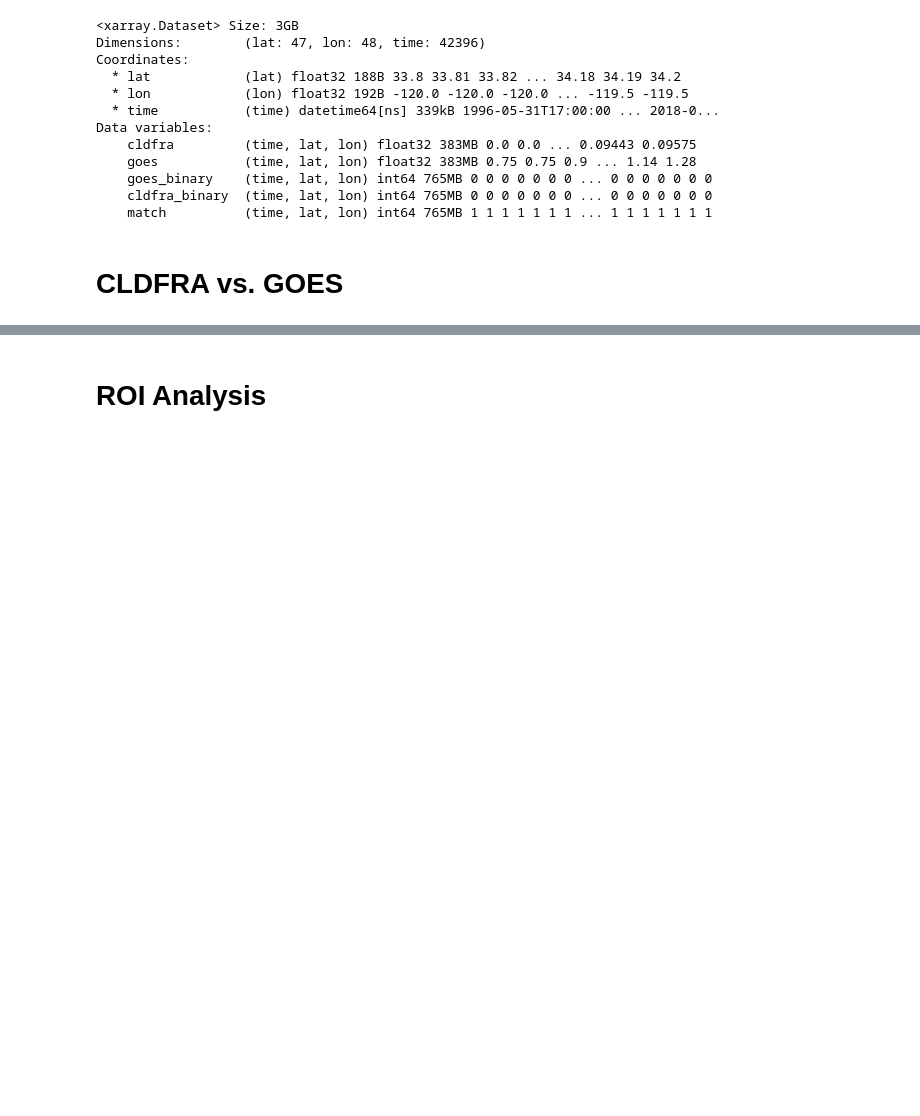
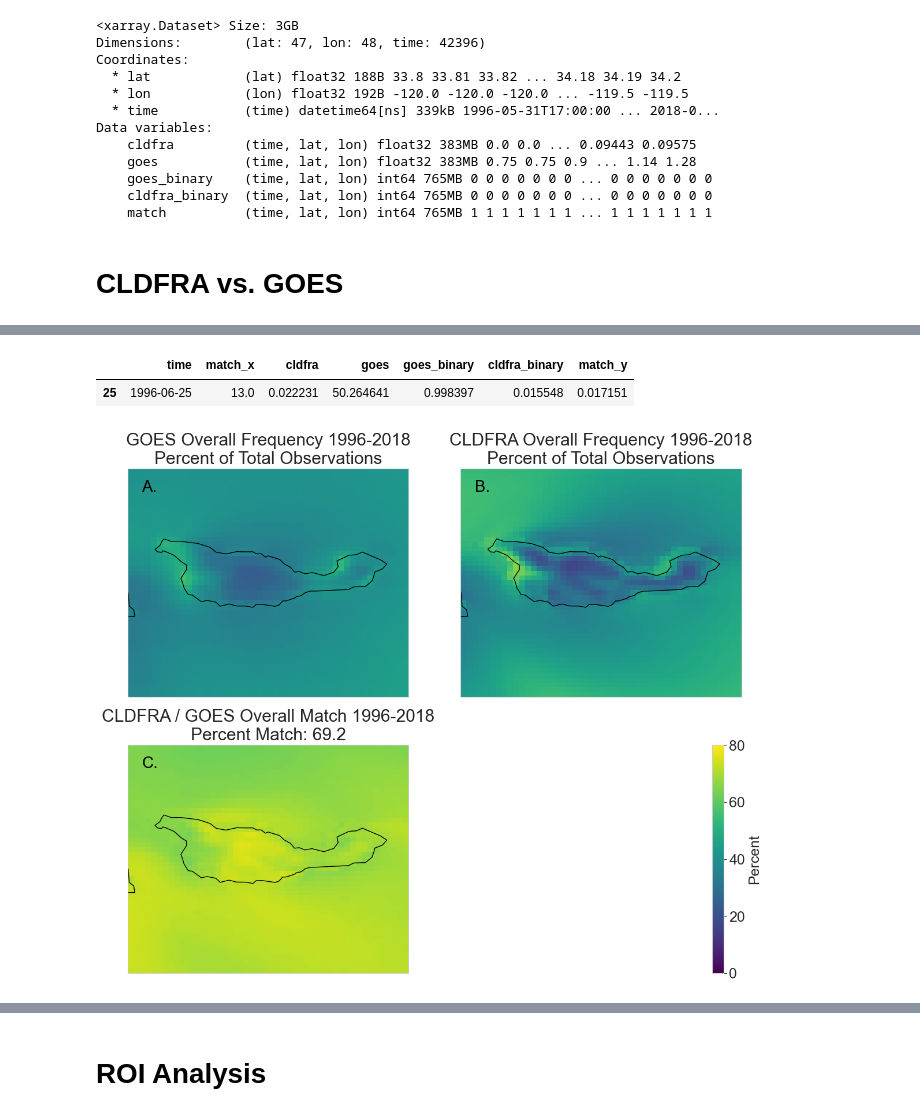
Before and after one commit to UCSB-NRS/sci-wrf-analysis, a Jupyter notebook: notebooks/wrf-goes-low-clouds-cldfra.ipynb, the cells around one changed output, grey strips where cells are left out. Saved outputs shown, nothing was run; the diff lists cells and outputs as text; code cells hidden in the pictures; blank space fills up the shorter version.

```diff
--- a/notebooks/wrf-goes-cldfra-low-clouds.ipynb
+++ b/notebooks/wrf-goes-low-clouds-cldfra.ipynb
@@ -489,0 +435,70 @@ Data variables:
+# %%
+temp = clc_ds.mean(dim=['lat', 'lon'])
+counts = temp['match'].resample(time='1D').count()
+means = temp.resample(time='1D').mean()
+counts_df = counts.to_dataframe().reset_index()
+means_df = means.to_dataframe().reset_index()
+
+df = pd.merge(counts_df, means_df, how='inner', on='time')
+df = df.loc[df['match_x'] >= 11]
+df = df.loc[df['match_y'] == df['match_y'].min()]
+df
+# %% [output]
+|  | time | match_x | cldfra | goes | goes_binary | cldfra_binary | match_y |
+| 25 | 1996-06-25 | 13.0 | 0.022231 | 50.264641 | 0.998397 | 0.015548 | 0.017151 |
+# %%
+## Plot Maps of CLC Frequency/Match
+# Year range for labels
+min_year = int(clc_ds['time'].min().dt.year)
+max_year = int(clc_ds['time'].max().dt.year)
+
+# Group over all timesteps
+clc_ds_gp = clc_ds.sum('time')
+total_count = clc_ds.count('time')
+clc_ds_gp = (clc_ds_gp / total_count) * 100
+
+# Get match % statistic
+perc_match = round(float(clc_ds_gp['match'].mean()),2)
+
+# Plot data
+fig, ax = plt.subplots(2, 2, figsize=(12,10), subplot_kw={'projection': ccrs.PlateCarree()})
+norm = mcolors.Normalize(vmin=0, vmax=80)
+
+## Plot GOES frequencies
+var = 'goes_binary'
+clc_ds_gp[var].plot(ax=ax[0,0], add_colorbar=False, norm=norm)
+ax[0,0].set(title=f'GOES Overall Frequency {min_year}-{max_year}\nPercent of Total Observations')
+ax[0,0].text(0.05, 0.95, f'A.', transform=ax[0,0].transAxes,
+                        fontsize=20, ha='left', va='top', color='black')
+ax[0,0].coastlines()
+
+## Plot WRF frequencies
+var = 'cldfra_binary'
+clc_ds_gp[var].plot(ax=ax[0,1], add_colorbar=False, norm=norm)
+ax[0,1].set(title=f'CLDFRA Overall Frequency {min_year}-{max_year}\nPercent of Total Observations')
+ax[0,1].text(0.05, 0.95, f'B.', transform=ax[0,1].transAxes,
+                        fontsize=20, ha='left', va='top', color='black')
+ax[0,1].coastlines()
+
+## Plot match %
+var = 'match'
+clc_ds_gp[var].plot(ax=ax[1,0], add_colorbar=False, norm=norm)
+ax[1,0].set(title=f'CLDFRA / GOES Overall Match {min_year}-{max_year}\nPercent Match: {perc_match}')
+ax[1,0].text(0.05, 0.95, f'C.', transform=ax[1,0].transAxes,
+                        fontsize=20, ha='left', va='top', color='black')
+ax[1,0].coastlines()
+
+ax[1,1].set_visible(False)
+
+cbar = fig.colorbar(
+    clc_ds_gp['match'].plot(add_colorbar=False, norm=norm),
+    ax=ax[1,1],
+    orientation='vertical',
+    shrink=1,  # Optional: control size
+    label='Percent'
+)
+
+plt.tight_layout()
+plt.show()
+# %% [output]
+[figure, added]
```
Also changed, not shown: parts of 7 cells of this notebook, 8 other files.
